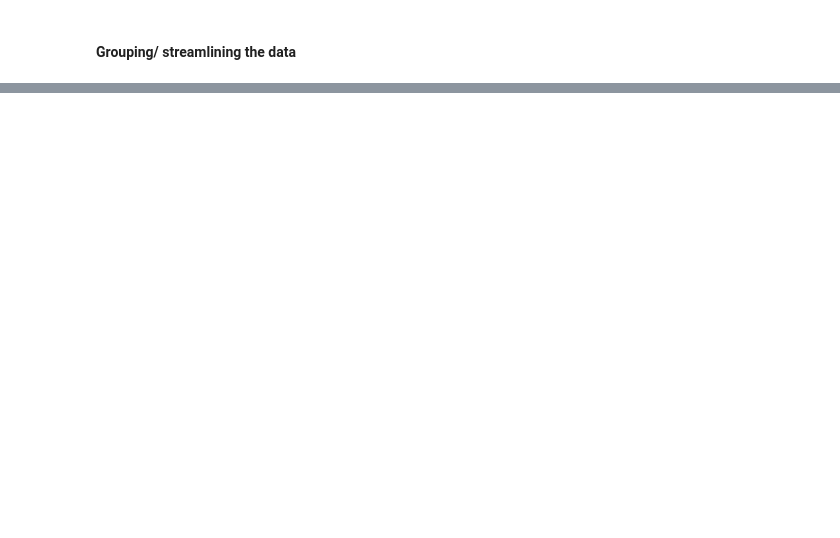
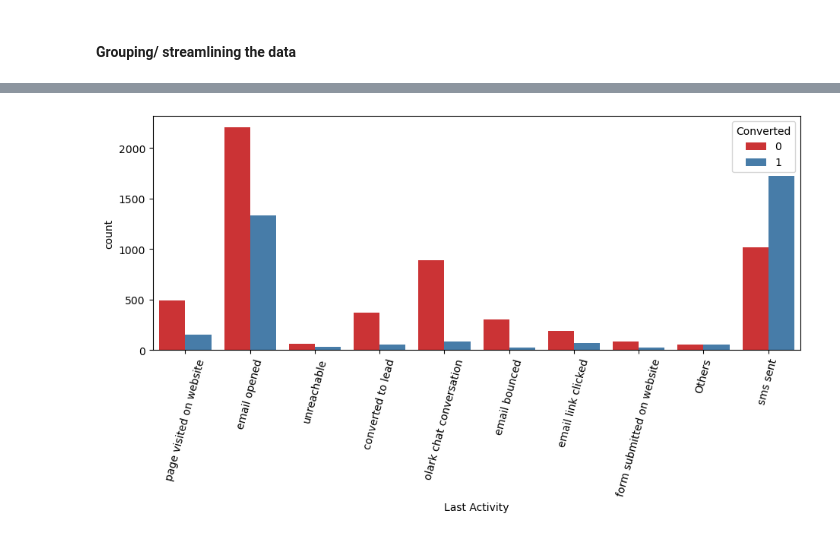
Before and after one commit to D-skywalkerr/Case_study-Leads_scoring, a Jupyter notebook: Leads_scoring.ipynb, the cells around one changed output, grey strips where cells are left out. Saved outputs shown, nothing was run; the diff lists cells and outputs as text; code cells hidden in the pictures; blank space fills up the shorter version.

```diff
--- a/Leads_scoring.ipynb
+++ b/Leads_scoring.ipynb
@@ -466,0 +633,2 @@ Our final data has 21 columns and 9240 non-null rows.
+# %%
+data2= data1.drop('Do Not Call', axis=1)
@@ -466,0 +663,15 @@ Our final data has 21 columns and 9240 non-null rows.
+# %%
+data2['Last Activity'] = data2['Last Activity'].replace(['unsubscribed',
+                                                        'had a phone conversation',
+                                                        'approached upfront',
+                                                        'view in browser link clicked',
+                                                        'email marked spam',
+                                                        'email received','resubscribed to emails',
+                                                         'visited booth in tradeshow'],'Others')
+# %%
+plt.figure(figsize=(11,4))
+sns.countplot(x = "Last Activity", hue = "Converted", data = data2, palette='Set1')
+plt.xticks(rotation = 75)
+plt.show()
+# %% [output]
+[figure, added]
```
Also changed, not shown: parts of 100 cells of this notebook.
